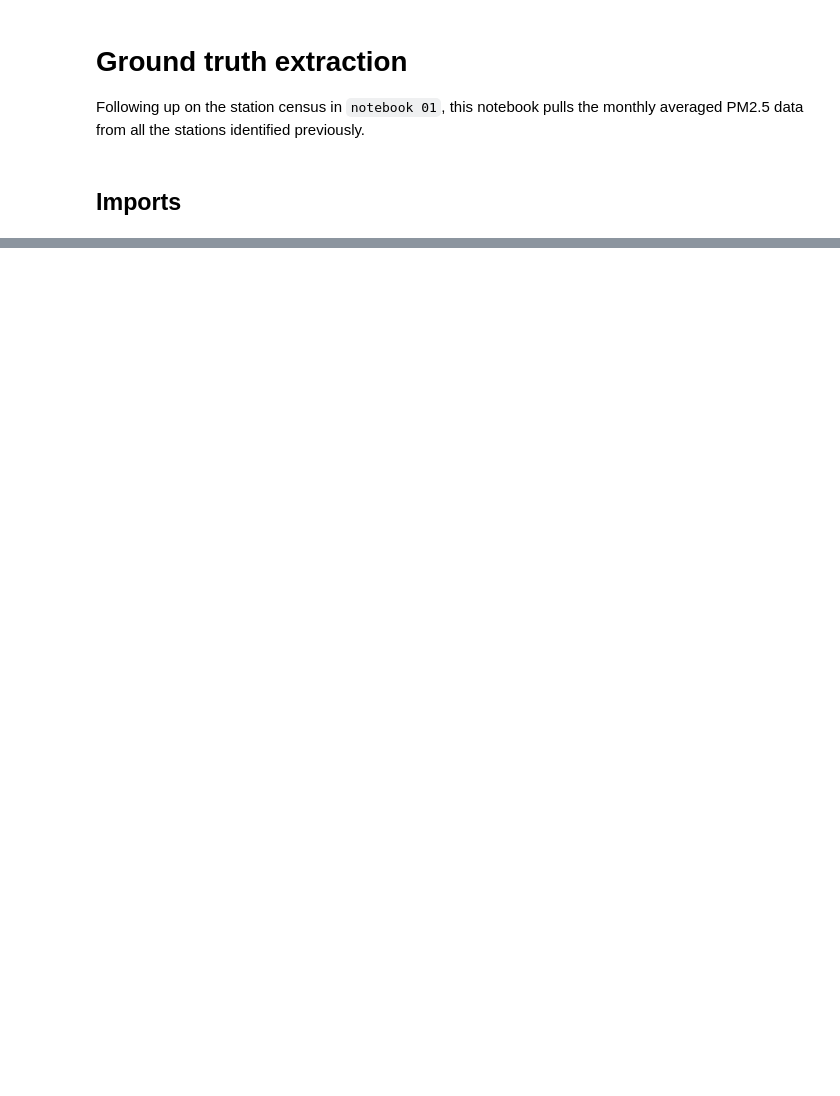
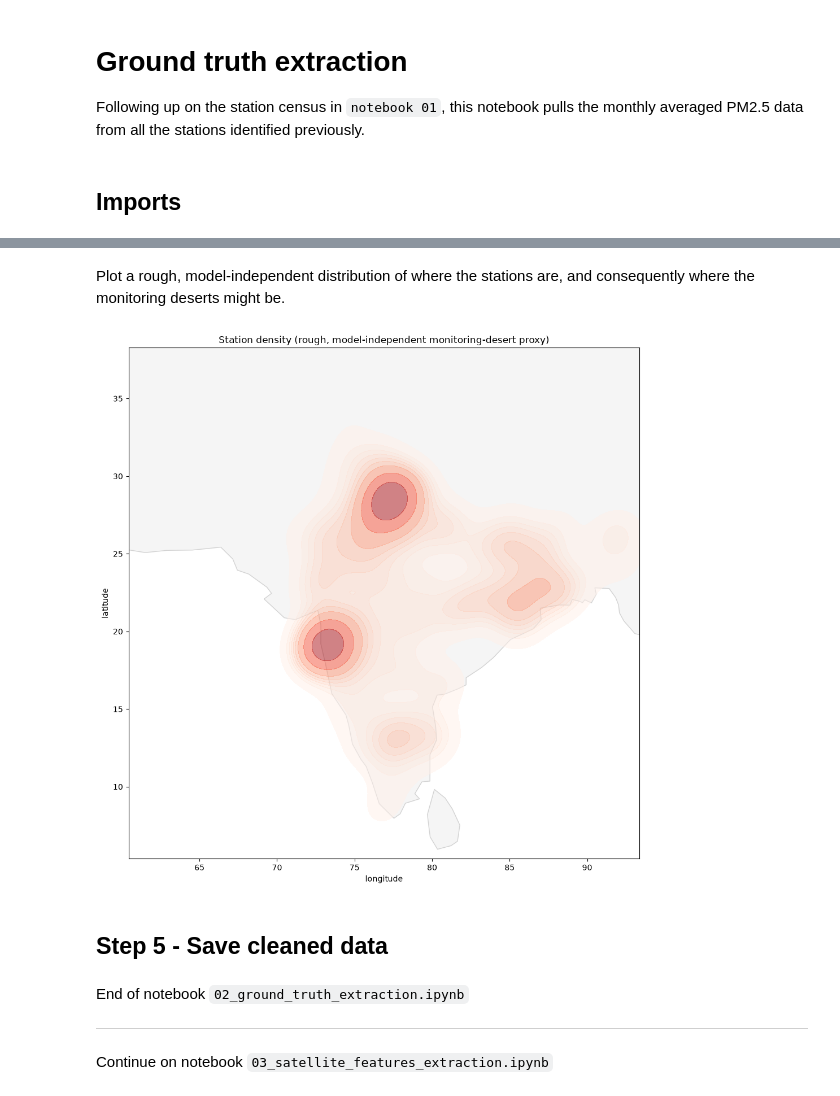
Before and after one commit to tisolab/monitoring-deserts, a Jupyter notebook: noteboox/02_ground_truth_extraction.ipynb, the cells around one changed output, grey strips where cells are left out. Cells and saved outputs as stored; diff of their text form; code cells hidden in the pictures; blank space fills up the shorter version.

```diff
--- a/noteboox/02_ground_truth_extraction.ipynb
+++ b/noteboox/02_ground_truth_extraction.ipynb
@@ -116,0 +143,15 @@ measurement_df.head()
+# %%
+# Flag different types of outliers, then create a clean concentration column
+CONC_LIMIT = 600 # ug/m3
+COVERAGE_LIMIT = 60. # percent coverage
+
+gtruth_df["nan_reason"] = "none"
+gtruth_df.loc[gtruth_df["concentration"] <= 0, "nan_reason"] = "non_positive"
+gtruth_df.loc[gtruth_df["concentration"] >= CONC_LIMIT, "nan_reason"] = f"value_greater_than_{CONC_LIMIT}"
+gtruth_df.loc[gtruth_df["percent_coverage"] < COVERAGE_LIMIT, "nan_reason"] = f"coverage_less_than_{round(COVERAGE_LIMIT)}%"
+gtruth_df.loc[gtruth_df["concentration"].isna(), "nan_reason"] = "no_measurement"
+
+gtruth_df["concentration_clean"] = gtruth_df["concentration"]
+gtruth_df.loc[gtruth_df["concentration"] <= 0, "concentration_clean"] = np.nan
+gtruth_df.loc[gtruth_df["concentration"] >= CONC_LIMIT, "concentration_clean"] = np.nan
+gtruth_df.loc[gtruth_df["percent_coverage"] < COVERAGE_LIMIT, "concentration_clean"] = np.nan
@@ -116,0 +280,28 @@ measurement_df.head()
+# %% [markdown]
+Plot a rough, model-independent distribution of where the stations are, and consequently where the monitoring deserts
+might be.
+# %%
+import geodatasets
+
+# Country outlines as the background layer -- geopandas' old built-in sample datasets are
+# gone in geopandas>=0.14, geodatasets is the maintained replacement. Both this and
+# gtruth_df's longitude/latitude are plain WGS84 degrees (EPSG:4326), so no reprojection
+# is needed to line them up.
+world = gpd.read_file(geodatasets.get_path("naturalearth.land"))
+
+fig, ax = plt.subplots(figsize=(10, 10))
+world.plot(ax=ax, color="whitesmoke", edgecolor="lightgray")
+sns.kdeplot(
+    data=gtruth_df, x="longitude", y="latitude",
+    fill=True, alpha=0.5, cmap="Reds", ax=ax,
+)
+# Crop to the study bounding box instead of showing the whole world.
+ax.set_xlim(BOUNDING_BOX[0], BOUNDING_BOX[2])
+ax.set_ylim(BOUNDING_BOX[1], BOUNDING_BOX[3])
+ax.set_title("Station density (rough, model-independent monitoring-desert proxy)")
+fig.tight_layout()
+fig.savefig(PLOTS_DIR / "../../maps/station_density_map.png", dpi=300)
+# %% [output]
+[figure, added]
+# %% [markdown]
+## Step 5 - Save cleaned data
@@ -116,0 +340,4 @@ measurement_df.head()
+# %% [markdown]
+End of notebook `02_ground_truth_extraction.ipynb`
+___
+Continue on notebook `03_satellite_features_extraction.ipynb`
```
Also changed, not shown: parts of 24 cells of this notebook, 1 other file.
